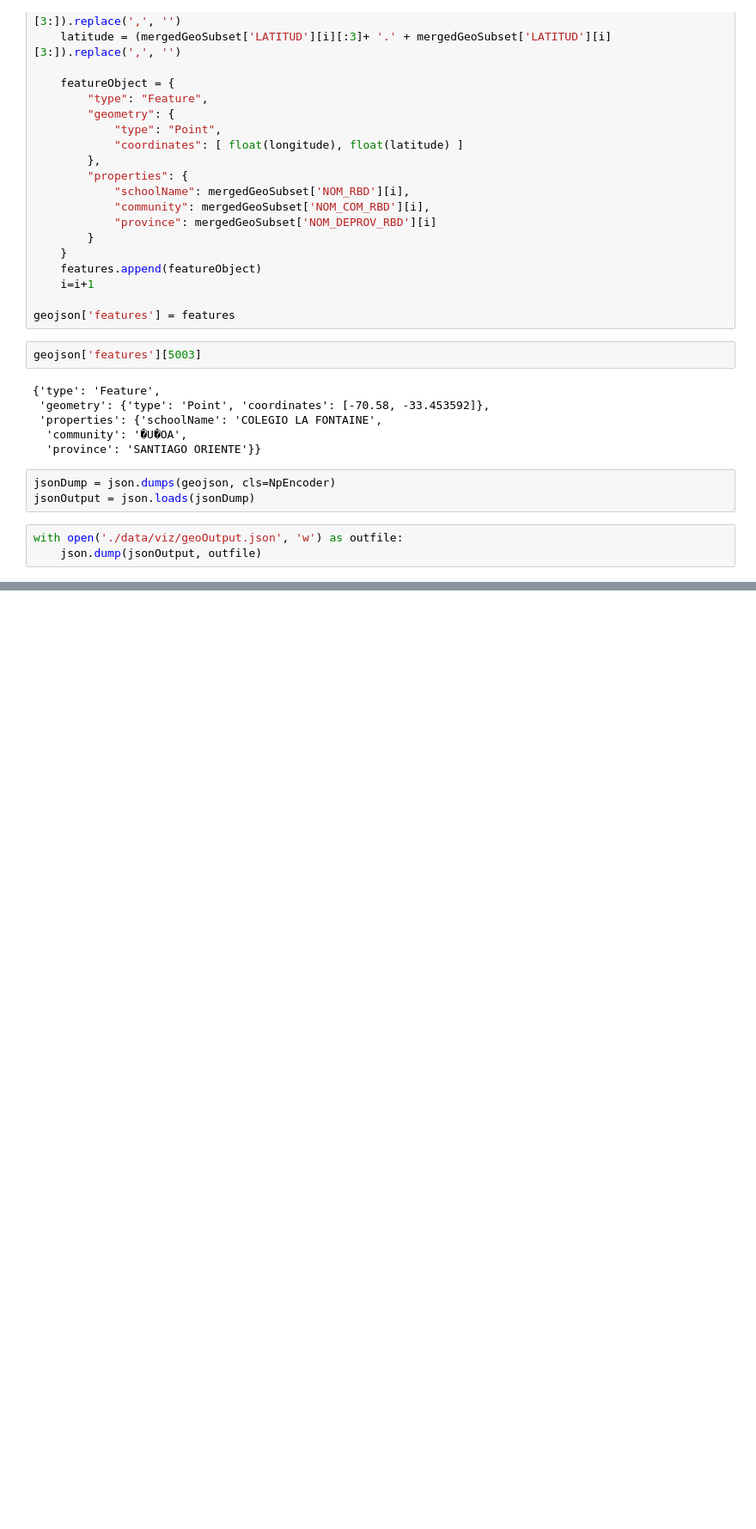
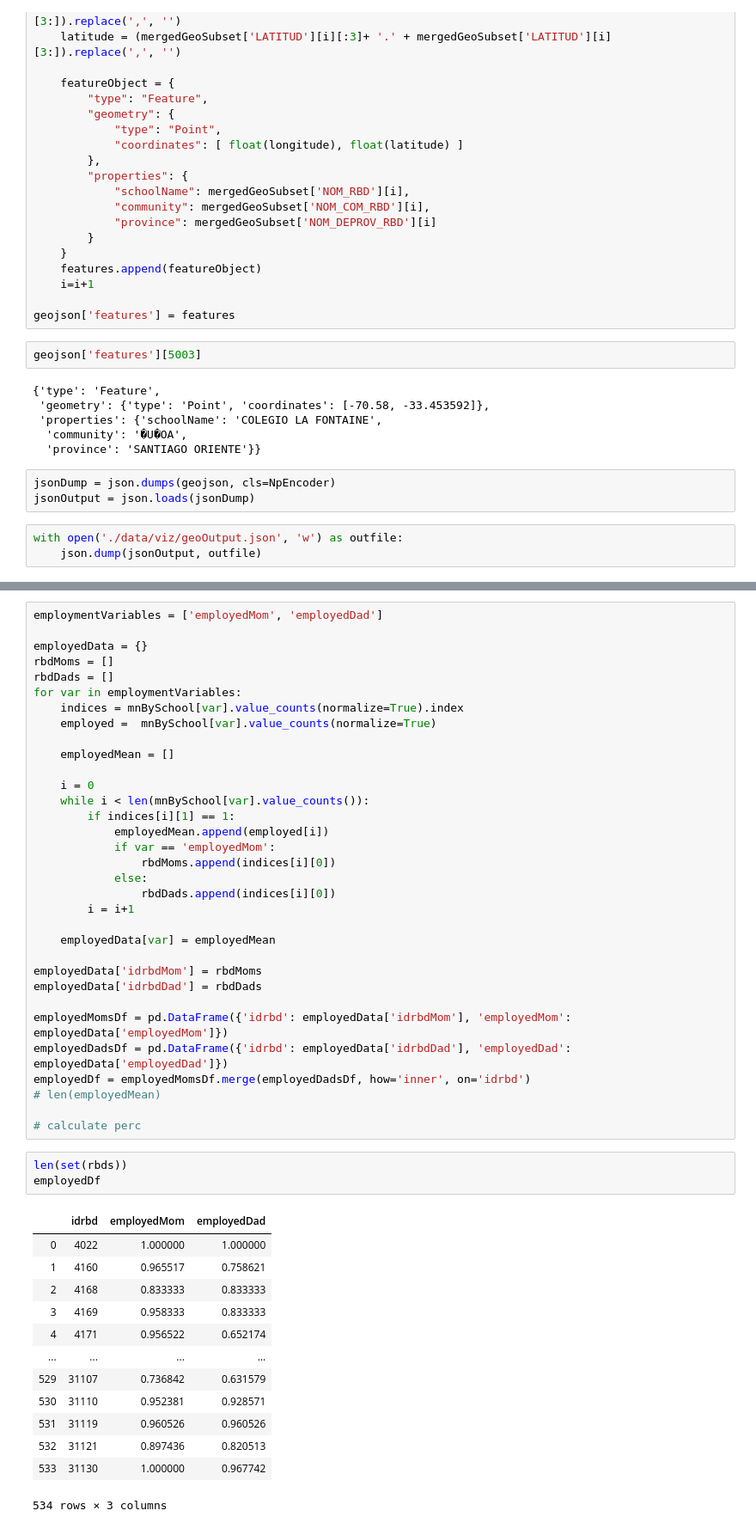
Before and after one commit to juancaros/junaeb, a Jupyter notebook: Intro.ipynb, the cells around one changed output, grey strips where cells are left out. Shown: that part at 86% size. Cells and saved outputs as stored; diff of their text form; blank space fills up the shorter version.

```diff
--- a/Intro.ipynb
+++ b/Intro.ipynb
@@ -188,0 +332,50 @@ with open('./data/viz/geoOutput.json', 'w') as outfile:
+# %%
+employmentVariables = ['employedMom', 'employedDad']
+
+employedData = {}
+rbdMoms = []
+rbdDads = []
+for var in employmentVariables:
+    indices = mnBySchool[var].value_counts(normalize=True).index
+    employed =  mnBySchool[var].value_counts(normalize=True)
+
+    employedMean = []
+
+    i = 0
+    while i < len(mnBySchool[var].value_counts()):
+        if indices[i][1] == 1:
+            employedMean.append(employed[i])
+            if var == 'employedMom':
+                rbdMoms.append(indices[i][0])
+            else:
+                rbdDads.append(indices[i][0])
+        i = i+1
+
+    employedData[var] = employedMean
+
+employedData['idrbdMom'] = rbdMoms
+employedData['idrbdDad'] = rbdDads
+
+employedMomsDf = pd.DataFrame({'idrbd': employedData['idrbdMom'], 'employedMom': employedData['employedMom']})
+employedDadsDf = pd.DataFrame({'idrbd': employedData['idrbdDad'], 'employedDad': employedData['employedDad']})
+employedDf = employedMomsDf.merge(employedDadsDf, how='inner', on='idrbd')
+# len(employedMean)
+
+# calculate perc
+# %%
+len(set(rbds))
+employedDf
+# %% [output]
+|  | idrbd | employedMom | employedDad |
+| 0 | 4022 | 1.000000 | 1.000000 |
+| 1 | 4160 | 0.965517 | 0.758621 |
+| 2 | 4168 | 0.833333 | 0.833333 |
+| 3 | 4169 | 0.958333 | 0.833333 |
+| 4 | 4171 | 0.956522 | 0.652174 |
+| ... | ... | ... | ... |
+| 529 | 31107 | 0.736842 | 0.631579 |
+| 530 | 31110 | 0.952381 | 0.928571 |
+| 531 | 31119 | 0.960526 | 0.960526 |
+| 532 | 31121 | 0.897436 | 0.820513 |
+| 533 | 31130 | 1.000000 | 0.967742 |
+534 rows × 3 columns
```
Also changed, not shown: parts of 21 cells of this notebook, 5 other files.
